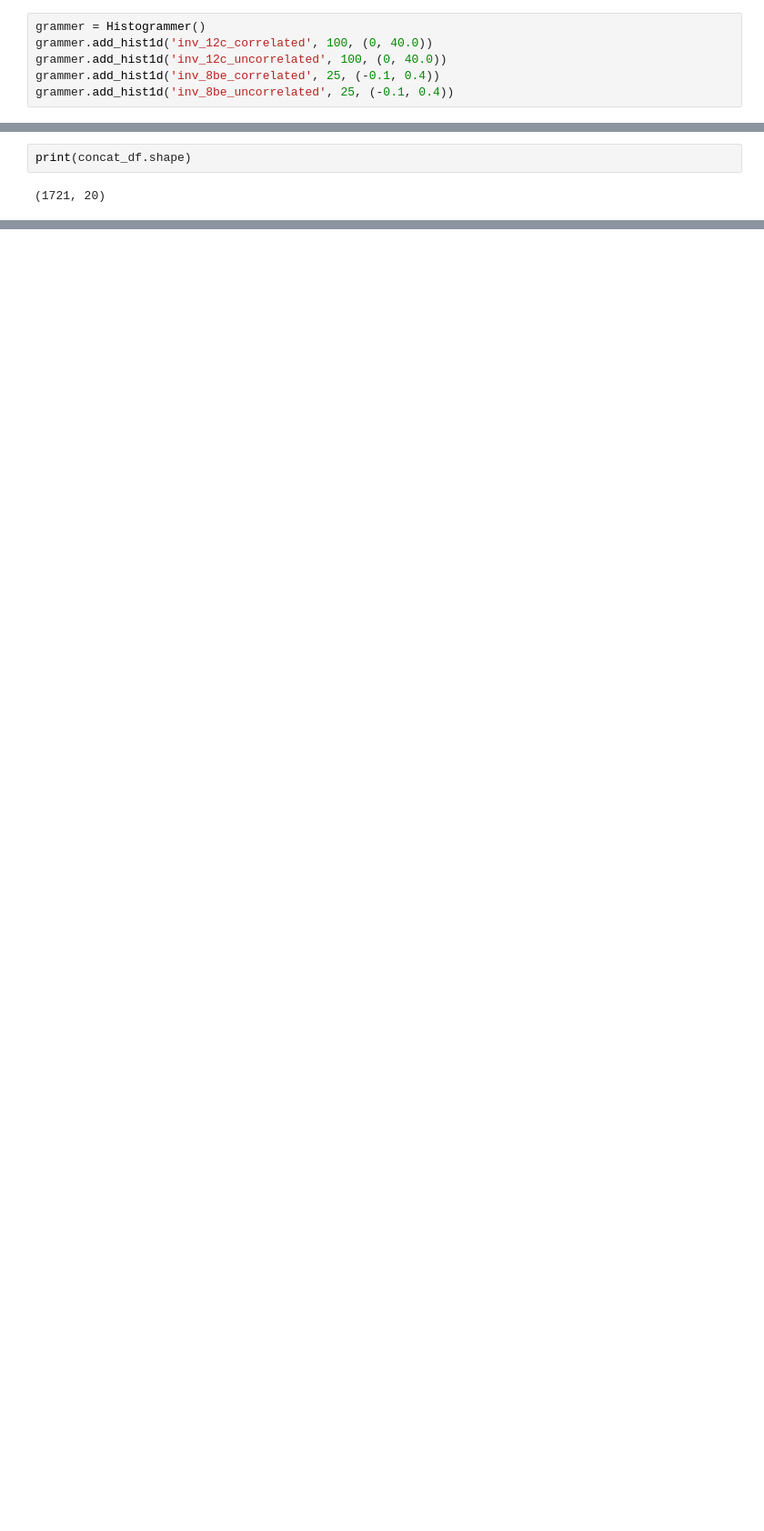
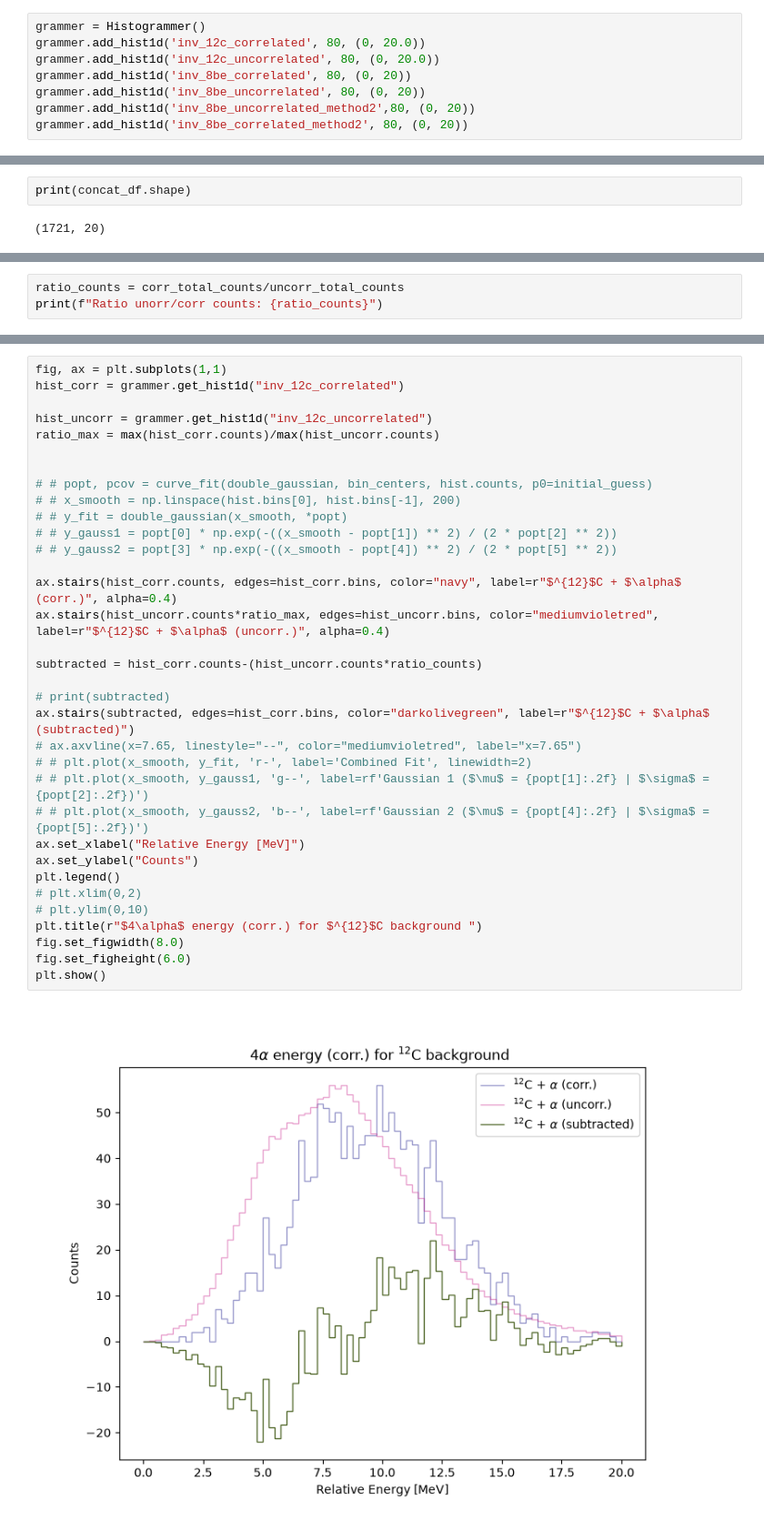
Before and after one commit to singhp99/spyral_notebooks, a Jupyter notebook: event_mixing.ipynb, the cells around one changed output, grey strips where cells are left out. Shown at 91% size. Drawn from its saved outputs; the diff is of its cells as text; blank space fills up the shorter version.

Commit message:
update scatter plot issue

```diff
--- a/event_mixing.ipynb
+++ b/event_mixing.ipynb
@@ -115,7 +115,9 @@ Beam energy after IC (2 windows + gas): 161.0 MeV
 Beam energy range in AT-TPC: 161.0-110.84634259864373 MeV
 # %%
 grammer = Histogrammer()
-grammer.add_hist1d('inv_12c_correlated', 100, (0, 40.0))
-grammer.add_hist1d('inv_12c_uncorrelated', 100, (0, 40.0))
-grammer.add_hist1d('inv_8be_correlated', 25, (-0.1, 0.4))
-grammer.add_hist1d('inv_8be_uncorrelated', 25, (-0.1, 0.4))
+grammer.add_hist1d('inv_12c_correlated', 80, (0, 20.0))
+grammer.add_hist1d('inv_12c_uncorrelated', 80, (0, 20.0))
+grammer.add_hist1d('inv_8be_correlated', 80, (0, 20))
+grammer.add_hist1d('inv_8be_uncorrelated', 80, (0, 20))
+grammer.add_hist1d('inv_8be_uncorrelated_method2',80, (0, 20))
+grammer.add_hist1d('inv_8be_correlated_method2', 80, (0, 20))
@@ -274,0 +348,3 @@ plt.show()
+# %%
+ratio_counts = corr_total_counts/uncorr_total_counts
+print(f"Ratio unorr/corr counts: {ratio_counts}")
@@ -274,0 +353,36 @@ plt.show()
+# %%
+fig, ax = plt.subplots(1,1)
+hist_corr = grammer.get_hist1d("inv_12c_correlated")
+
+hist_uncorr = grammer.get_hist1d("inv_12c_uncorrelated")
+ratio_max = max(hist_corr.counts)/max(hist_uncorr.counts)
+
+
+# # popt, pcov = curve_fit(double_gaussian, bin_centers, hist.counts, p0=initial_guess)
+# # x_smooth = np.linspace(hist.bins[0], hist.bins[-1], 200)
+# # y_fit = double_gaussian(x_smooth, *popt)
+# # y_gauss1 = popt[0] * np.exp(-((x_smooth - popt[1]) ** 2) / (2 * popt[2] ** 2))
+# # y_gauss2 = popt[3] * np.exp(-((x_smooth - popt[4]) ** 2) / (2 * popt[5] ** 2))
+
+ax.stairs(hist_corr.counts, edges=hist_corr.bins, color="navy", label=r"$^{12}$C + $\alpha$ (corr.)", alpha=0.4)
+ax.stairs(hist_uncorr.counts*ratio_max, edges=hist_uncorr.bins, color="mediumvioletred", label=r"$^{12}$C + $\alpha$ (uncorr.)", alpha=0.4)
+
+subtracted = hist_corr.counts-(hist_uncorr.counts*ratio_counts)
+
+# print(subtracted)
+ax.stairs(subtracted, edges=hist_corr.bins, color="darkolivegreen", label=r"$^{12}$C + $\alpha$ (subtracted)")
+# ax.axvline(x=7.65, linestyle="--", color="mediumvioletred", label="x=7.65")
+# # plt.plot(x_smooth, y_fit, 'r-', label='Combined Fit', linewidth=2)
+# # plt.plot(x_smooth, y_gauss1, 'g--', label=rf'Gaussian 1 ($\mu$ = {popt[1]:.2f} | $\sigma$ = {popt[2]:.2f})')
+# # plt.plot(x_smooth, y_gauss2, 'b--', label=rf'Gaussian 2 ($\mu$ = {popt[4]:.2f} | $\sigma$ = {popt[5]:.2f})')
+ax.set_xlabel("Relative Energy [MeV]")
+ax.set_ylabel("Counts")
+plt.legend()
+# plt.xlim(0,2)
+# plt.ylim(0,10)
+plt.title(r"$4\alpha$ energy (corr.) for $^{12}$C background ")
+fig.set_figwidth(8.0)
+fig.set_figheight(6.0)
+plt.show()
+# %% [output]
+[figure, added]
```
Also changed, not shown: parts of 24 cells of this notebook.
